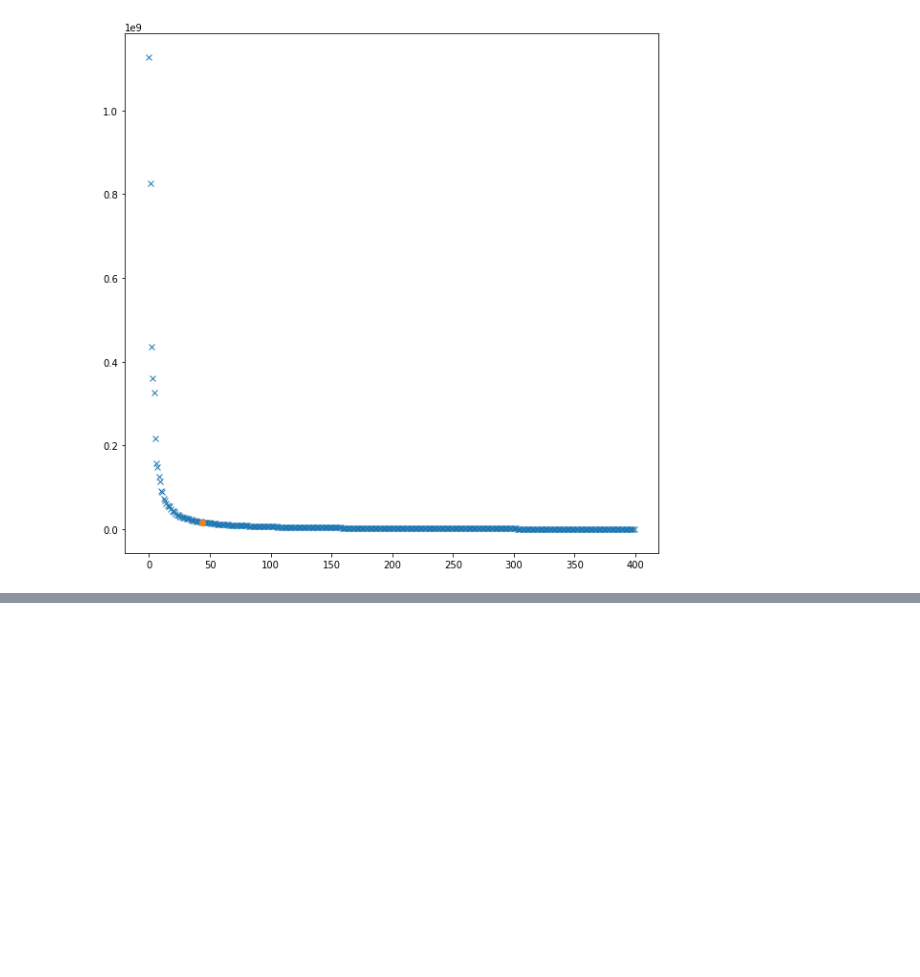
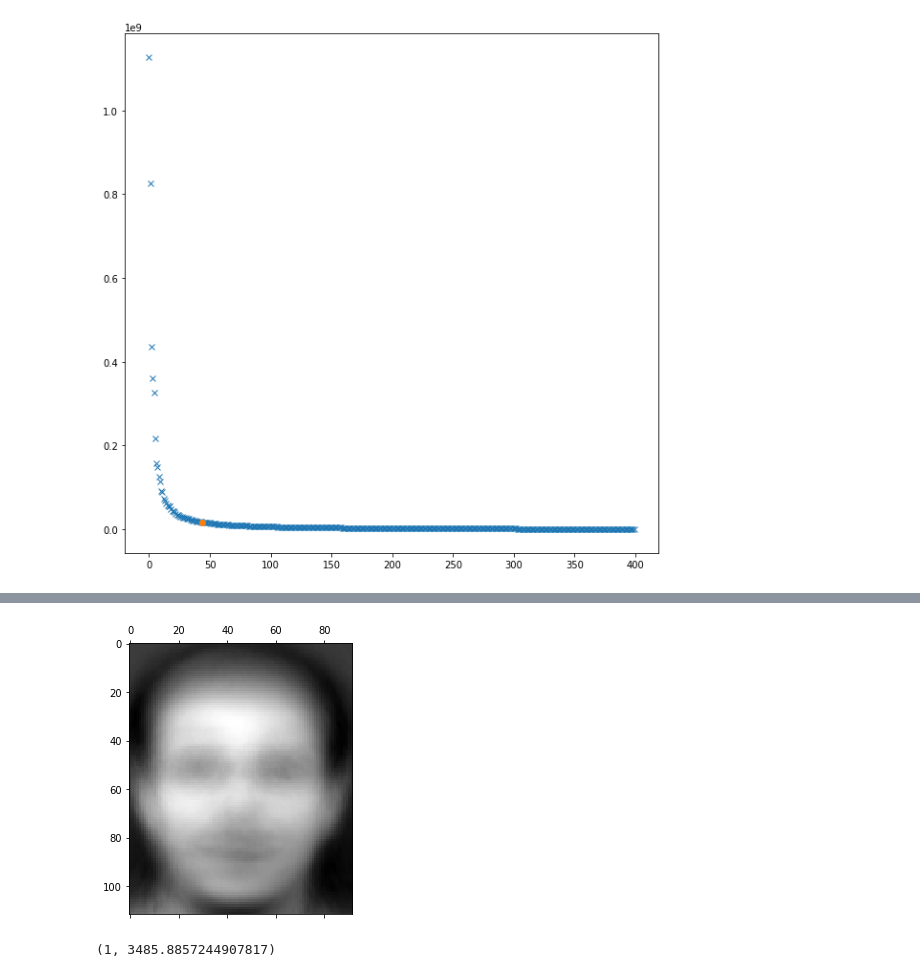
Before and after one commit to Syrayse/EigenFaces, a Jupyter notebook: notebooks/att.ipynb, the cells around one changed output, grey strips where cells are left out. Drawn from its saved outputs; the diff is of its cells as text; code cells hidden in the pictures; blank space fills up the shorter version.

```diff
--- a/notebooks/att.ipynb
+++ b/notebooks/att.ipynb
@@ -19,0 +25,15 @@ eSpace.plotEigenFace(1)
+# %%
+# Para visualizar a cara media podemos utilizar o comando
+eSpace.plotAverageFace()
+# %% [output]
+[figure, added]
+# %%
+# Fazer uma previsao sobre uma nova cada pode ser feito da seguinte forma.
+# 1) Ler a imgem que se pretende prever
+testImage = Image.open(f'../images/att/individuo.pgm').convert('L')
+testImageData = testImage.getdata()
+
+# 2) Utilizar o metodo predictFace
+eSpace.predictFace(testImageData)
+# %% [output]
+(1, 3485.8857244907817)
```
Also changed, not shown: parts of 4 cells of this notebook.
